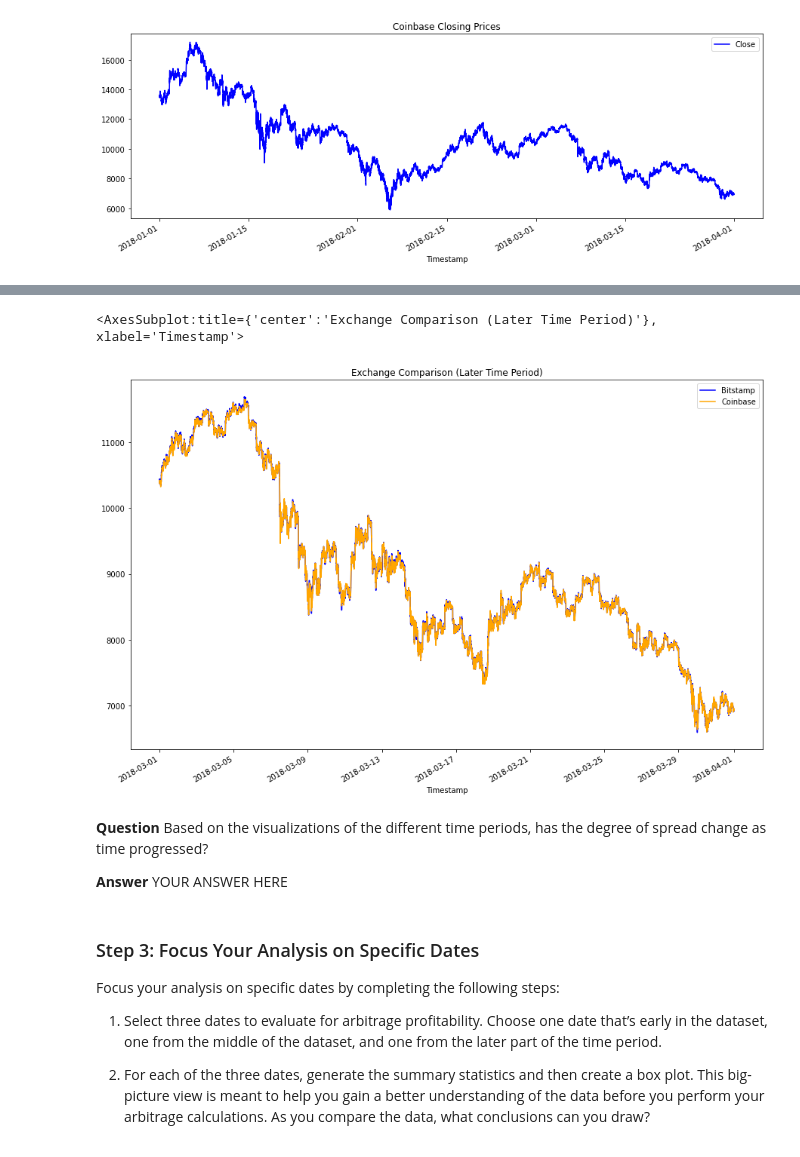
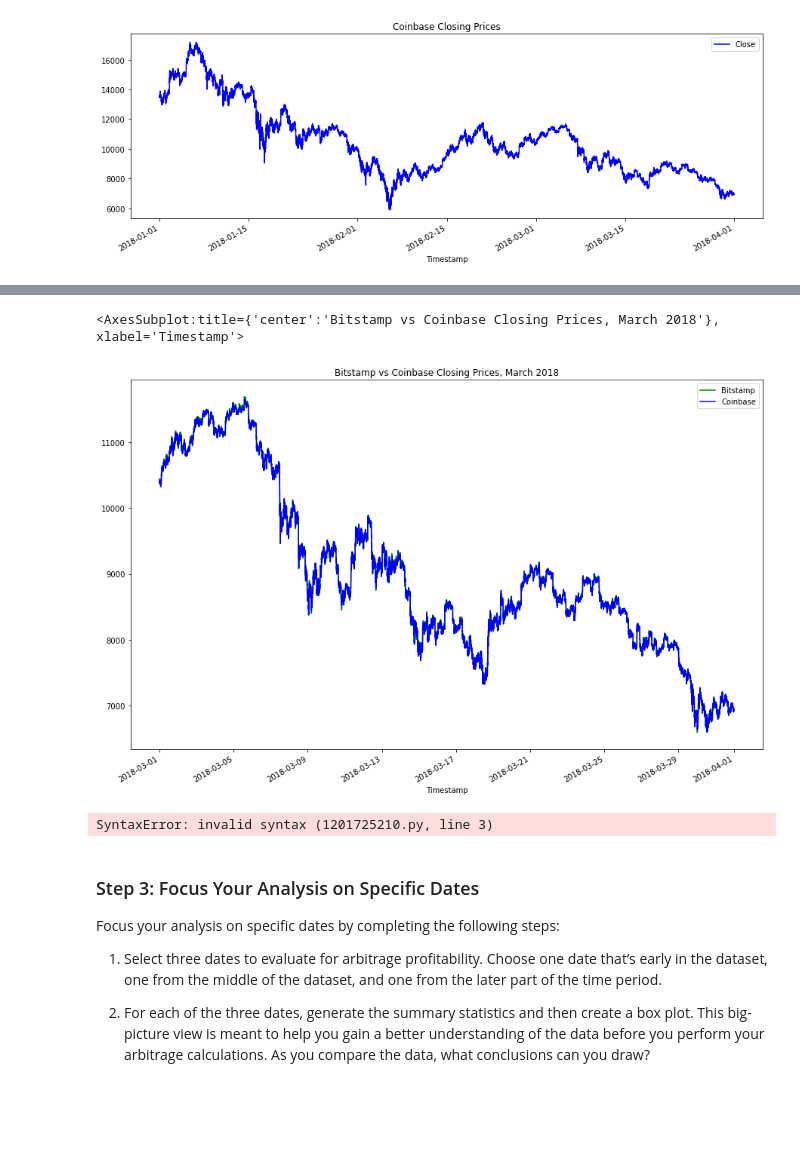
Before and after one commit to drewpagnotta/Challenge_3, a Jupyter notebook: crypto_arbitrage.ipynb, the cells around one changed output, grey strips where cells are left out. Saved outputs shown, nothing was run; the diff lists cells and outputs as text; code cells hidden in the pictures; blank space fills up the shorter version.

```diff
--- a/crypto_arbitrage.ipynb
+++ b/crypto_arbitrage.ipynb
@@ -177,8 +177,6 @@ coinbase_df.dropna()
 # %%
 # Coinbase Step 2: Use the str.replace function to remove the dollar sign, $
 
-# coinbase_df.loc[:, "Close"] = coinbase_df.loc[:, "Close"].str.replace("$", "")
+coinbase_df.loc[:, "Close"] = coinbase_df.loc[:, "Close"].replace("$", "")
 
-# coinbase_df.head()
-
-# For some reason, the coinbase DataFrame excluded the $ dollar sign, as you can see above. I commented out the code to replace the $ with nothing for credit.
+coinbase_df.head()
@@ -320,15 +330,18 @@ coinbase_sliced.plot(figsize=(15, 5), title="Coinbase Closing Prices", color="bl
 # %%
 # Using the loc and plot functions, create an overlay plot that visualizes
 # the price action of both DataFrames for a one month period later in the dataset
 # Be sure to include the parameters: legend, figure size, title, and color and label
-# YOUR CODE HERE
+bitstamp_sliced["Close"].loc['2018-03-01' : '2018-04-01'].plot(legend=True, figsize=(15, 10), title="Bitstamp vs Coinbase Closing Prices, March 2018", color="green", label="Bitstamp")
+coinbase_sliced["Close"].loc['2018-03-01' : '2018-04-01'].plot(legend=True, figsize=(15, 10), color="blue", label="Coinbase")
 # %% [output]
-<AxesSubplot:title={'center':'Exchange Comparison (Later Time Period)'}, xlabel='Timestamp'>
+<AxesSubplot:title={'center':'Bitstamp vs Coinbase Closing Prices, March 2018'}, xlabel='Timestamp'>
-[figure, old version]
+[figure, new version]
-# %% [markdown]
-**Question** Based on the visualizations of the different time periods, has the degree of spread change as time progressed?
-
-**Answer** YOUR ANSWER HERE
+# %%
+ **Question** Based on the visualizations of the different time periods, has the degree of spread change as time progressed?
+
+ **Answer** Yes, the later part of the dataframes show less spread. During the first month, we can see that there's a larger variation in closing prices on the two exchanges with the green of Bitstamp popping out from the blue of Coinbase a few times, specifically around January 29. However, when you take a look at the month of March, we barely can see any spread change whatsoever.
+# %% [output]
+SyntaxError: invalid syntax (1201725210.py, line 3)
 # %% [markdown]
 ### Step 3: Focus Your Analysis on Specific Dates
 
```
Also changed, not shown: parts of 51 cells of this notebook.
